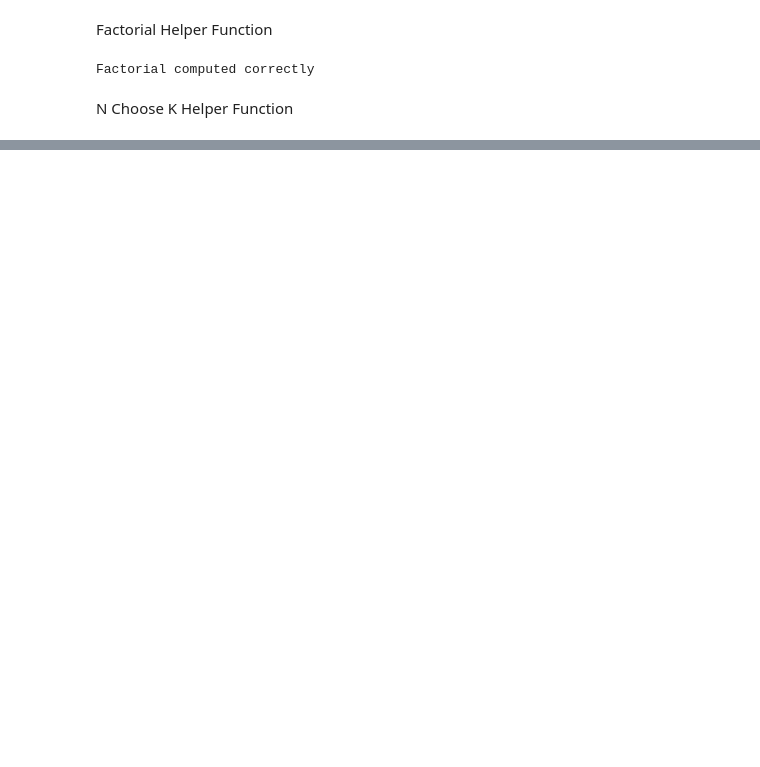
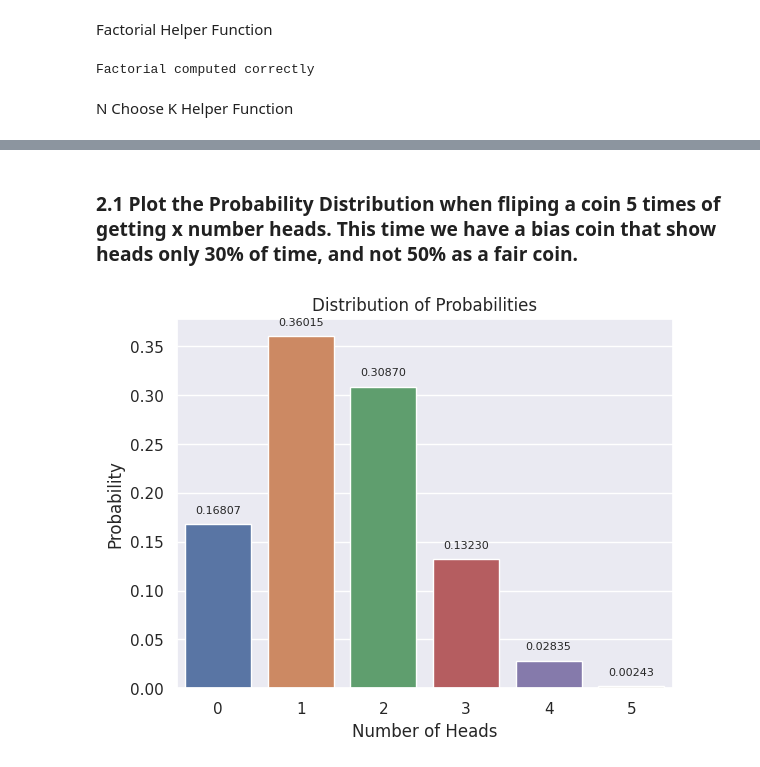
Before and after one commit to gmdeorozco/Probability-Distribution-Problems-Python-Solutions-, a Jupyter notebook: Binomial_Distribution.ipynb, the cells around one changed output, grey strips where cells are left out. Drawn from its saved outputs; the diff is of its cells as text; code cells hidden in the pictures; blank space fills up the shorter version.

```diff
--- a/Binomial_Distribution.ipynb
+++ b/Binomial_Distribution.ipynb
@@ -34,0 +78,7 @@ Binomial Distributin given by:
+# %% [markdown]
+### 2.1 Plot the Probability Distribution when fliping a coin 5 times of getting x number heads. This time we have a bias coin that show heads only 30% of time, and not 50% as a fair coin.
+# %%
+data = create_data(n=5,p=0.3)
+plot_distribution(data)
+# %% [output]
+[figure, added]
```
Also changed, not shown: parts of 15 cells of this notebook.
